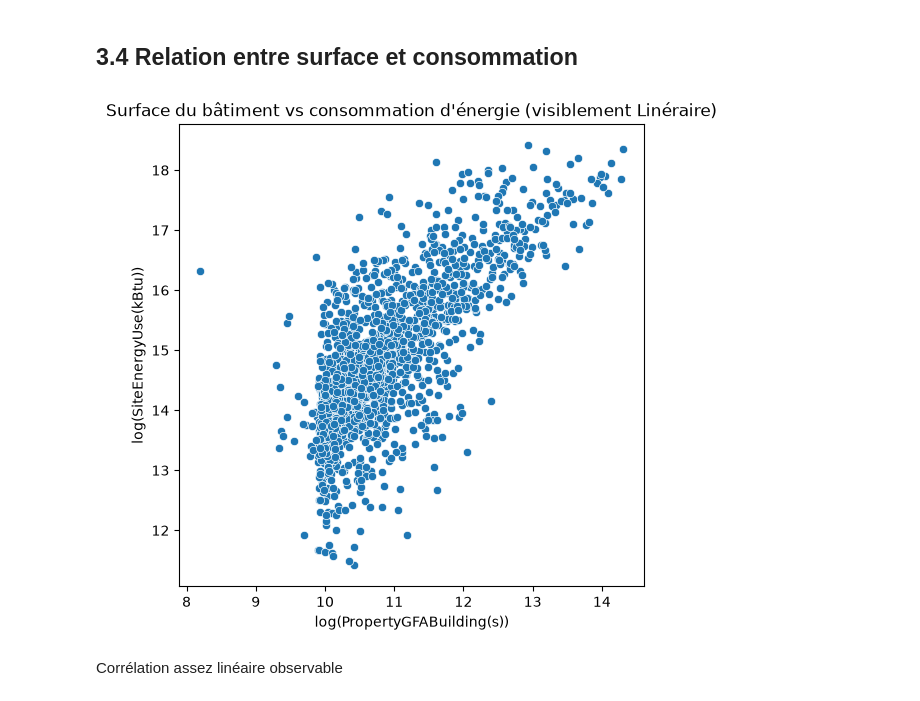
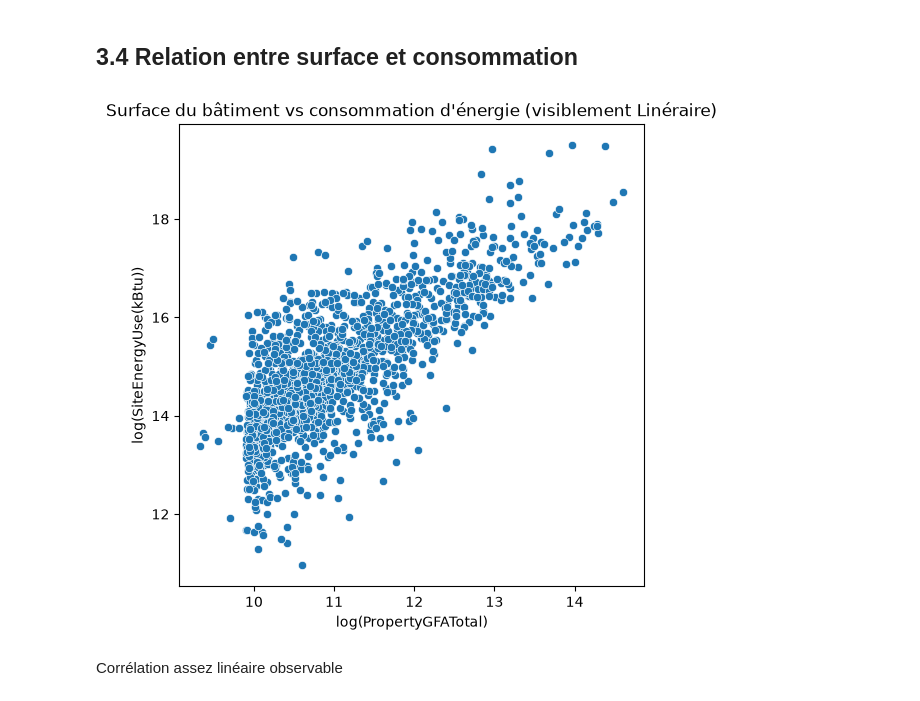
Before and after one commit to youdontknowmu/Projet3, a Jupyter notebook: P3_template_modelistation_supervisee_data_scientist.ipynb, the cells around one changed output. Drawn from its saved outputs; the diff is of its cells as text; code cells hidden in the pictures.

```diff
--- a/P3_template_modelistation_supervisee_data_scientist.ipynb
+++ b/P3_template_modelistation_supervisee_data_scientist.ipynb
@@ -1056,12 +1126,20 @@ colonnes_redondantes = [
 ]
 
 # --- Groupe 5 : Cardinalité trop élevée pour être exploitable (quasi 1 valeur par bâtiment) ---
-# Son information a déjà été extraite via Has_Second_Use / Has_Third_Use
+# Son information est portée par Second/ThirdLargestPropertyUseType et Prop_Second_Use / Prop_Third_Use
 colonnes_trop_eparses = ["ListOfAllPropertyUseTypes"]
 
+# --- Groupe 6 : Features créées en partie 2 mais finalement sans apport ---
+# Electricity_Use : quasi constante -> ne distingue aucun bâtiment
+# Has_Second_Use / Has_Third_Use : doublons exacts de l'information "None" de Second/ThirdLargestPropertyUseType,
+#   que le One-Hot encode déjà en colonne à part (ex : SecondLargestPropertyUseType_None)
+colonnes_features_sans_apport = ["Electricity_Use", "Has_Second_Use", "Has_Third_Use"]
+
 building_consumption = building_consumption.drop(
-    columns=colonnes_leakage + colonnes_constantes + colonnes_identifiants + colonnes_redondantes + colonnes_trop_eparses
+    columns=colonnes_leakage + colonnes_constantes + colonnes_identifiants + colonnes_redondantes + colonnes_trop_eparses + colonnes_features_sans_apport
 )
+
+
 
 # Contrôle : combien de colonnes te reste-t-il, et sont-elles cohérentes ?
 print(f"Nombre de colonnes restantes : {building_consumption.shape[1]}")
@@ -1110,0 +1199,7 @@ plt.show()
+# %%
+"""Suppression des surfaces redondantes : on garde PropertyGFATotal"""
+# PropertyGFABuilding(s) = PropertyGFATotal - PropertyGFAParking -> information déjà présente
+# LargestPropertyUseTypeGFA = sous-partie de la surface totale -> quasi identique pour la majorité des bâtiments
+colonnes_surfaces_redondantes = ["PropertyGFABuilding(s)", "LargestPropertyUseTypeGFA"]
+building_consumption = building_consumption.drop(columns=colonnes_surfaces_redondantes)
+print(f"Colonnes restantes : {building_consumption.shape[1]}")
@@ -1160,12 +1227,0 @@ C'est mieux, uniquement 12 lignes
-# %%
-# On retient la version log (la moins invasive, cohérente avec la vraie forme de la distribution)
-# On applique la suppression sur les bornes calculées précédemment (borne_basse_log / borne_haute_log)
-nb_avant = building_consumption.shape[0]
-
-building_consumption = building_consumption[
-    (log_target >= borne_basse_log) & (log_target <= borne_haute_log)
-]
-
-nb_apres = building_consumption.shape[0]
-print(f"Nombre de bâtiments après suppression des outliers (IQR sur échelle log) : {nb_apres}")
-print(f"Lignes supprimées : {nb_avant - nb_apres}")
@@ -1177,17 +1343,17 @@ Lignes supprimées : 12
 # %%
 # Relation entre la surface du bâtiment et la consommation d'énergie
 # On passe les deux axes en log, cohérent avec ce qu'on a observé sur la distribution de la target
 plt.figure(figsize=(6, 6))
 sns.scatterplot(
-    x=np.log(building_consumption["PropertyGFABuilding(s)"]),
+    x=np.log(building_consumption["PropertyGFATotal"]),
     y=np.log(building_consumption[target]),
 )
-plt.xlabel("log(PropertyGFABuilding(s))")
+plt.xlabel("log(PropertyGFATotal)")
 plt.ylabel(f"log({target})")
 plt.title("Surface du bâtiment vs consommation d'énergie (visiblement Linéraire)")
 plt.show()
 # %% [output]
-[figure, old version]
+[figure, new version]
 # %% [markdown]
 Corrélation assez linéaire observable
 # %% [markdown]
```
Also changed, not shown: parts of 100 cells of this notebook.
